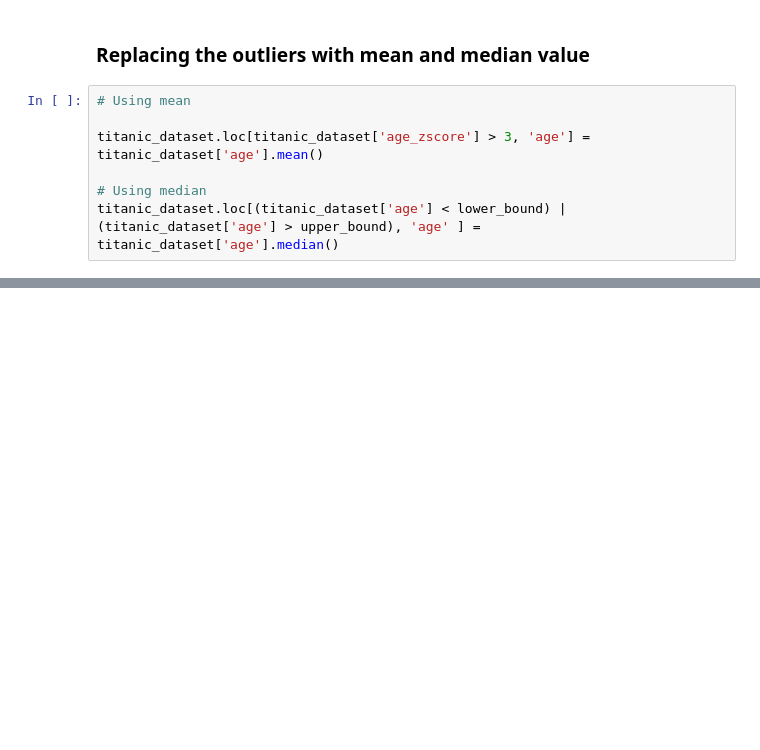
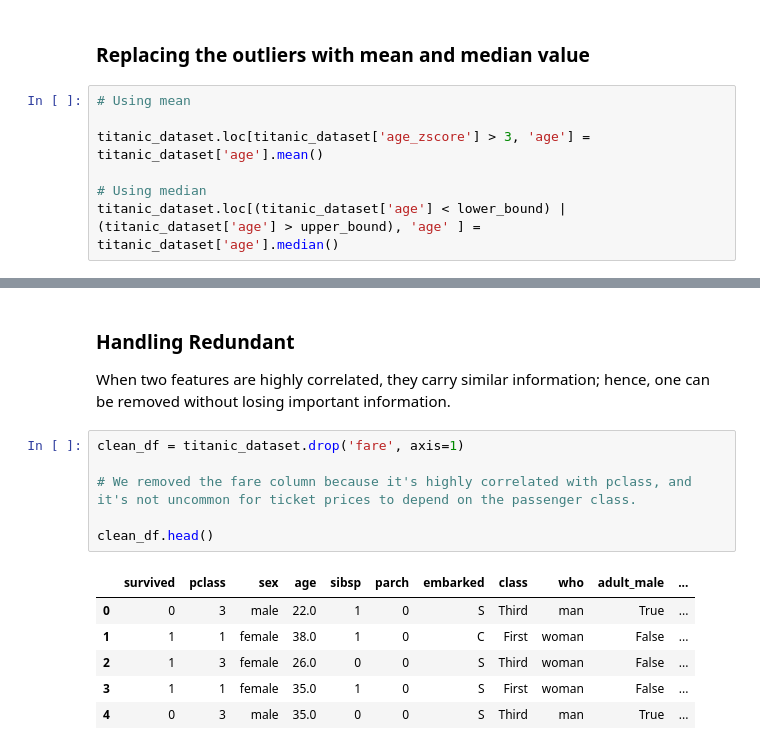
Before and after one commit to vadivelmurugesan/data-science, a Jupyter notebook: example_data_sets/01_titanic_data_set.ipynb, the cells around one changed output, grey strips where cells are left out. Drawn from its saved outputs; the diff is of its cells as text; blank space fills up the shorter version.

```diff
--- a/example_data_sets/01_titanic_data_set.ipynb
+++ b/example_data_sets/01_titanic_data_set.ipynb
@@ -717,0 +758,16 @@ titanic_dataset.loc[(titanic_dataset['age'] < lower_bound) | (titanic_dataset['a
+# %% [markdown]
+### Handling Redundant
+When two features are highly correlated, they carry similar information; hence, one can be removed without losing important information.
+# %%
+clean_df = titanic_dataset.drop('fare', axis=1)
+
+# We removed the fare column because it's highly correlated with pclass, and it's not uncommon for ticket prices to depend on the passenger class.
+
+clean_df.head()
+# %% [output]
+|  | survived | pclass | sex | age | sibsp | parch | embarked | class | who | adult_male | ... |
+| 0 | 0 | 3 | male | 22.0 | 1 | 0 | S | Third | man | True | ... |
+| 1 | 1 | 1 | female | 38.0 | 1 | 0 | C | First | woman | False | ... |
+| 2 | 1 | 3 | female | 26.0 | 0 | 0 | S | Third | woman | False | ... |
+| 3 | 1 | 1 | female | 35.0 | 1 | 0 | S | First | woman | False | ... |
+| 4 | 0 | 3 | male | 35.0 | 0 | 0 | S | Third | man | True | ... |
```
Also changed, not shown: parts of 4 cells of this notebook.
